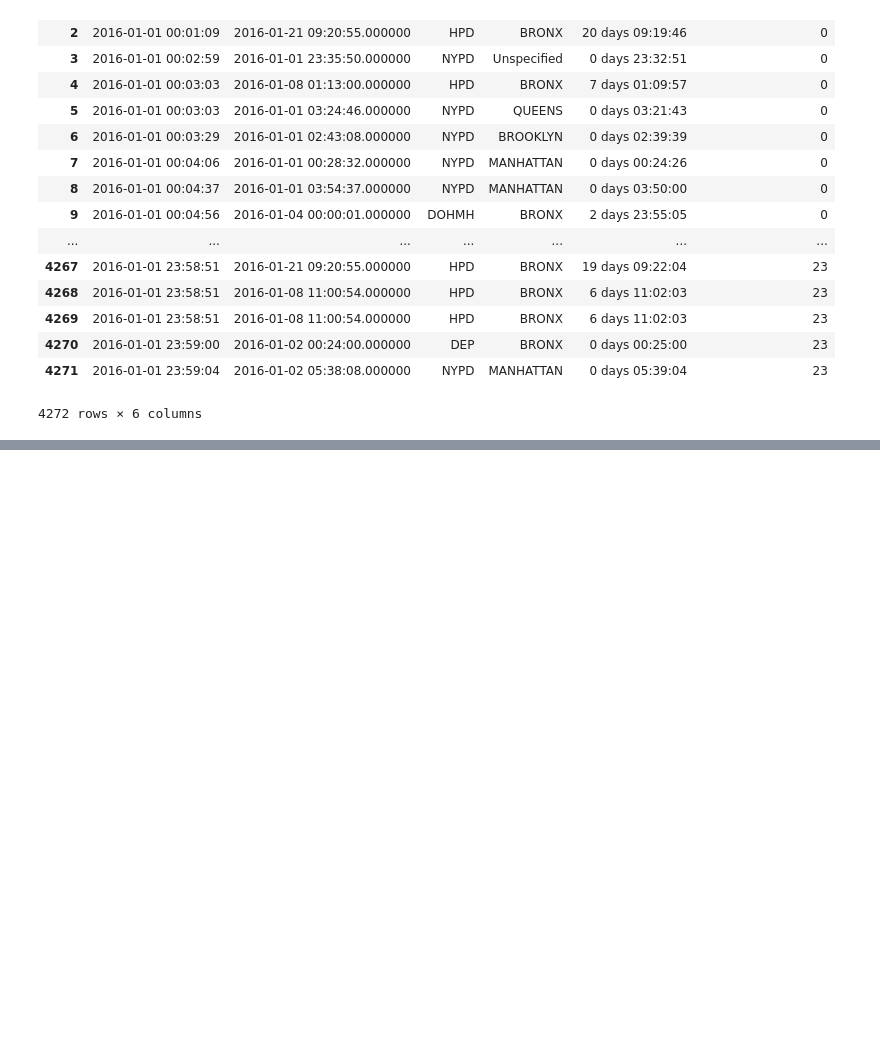
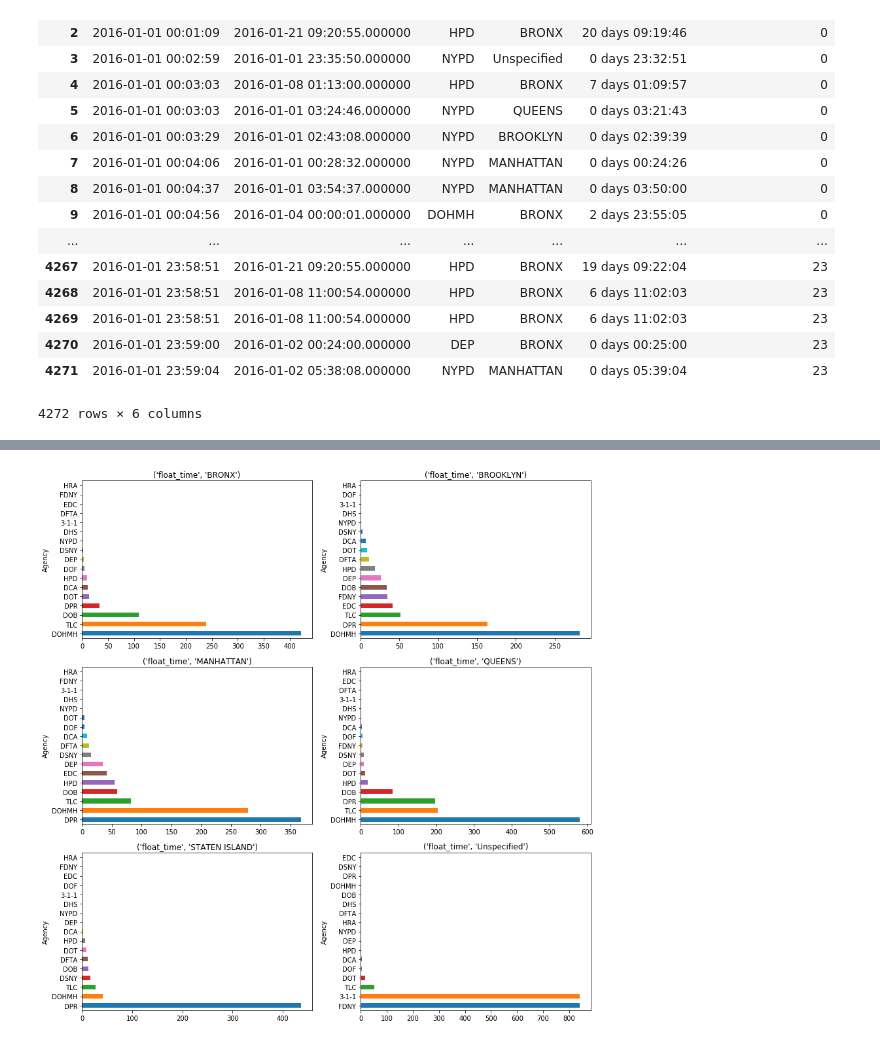
Before and after one commit to ambuilding/Python, a Jupyter notebook: columbiaAnalytics/dataAV/Data processing.ipynb, the cells around one changed output, grey strips where cells are left out. Cells and saved outputs as stored; diff of their text form; code cells hidden in the pictures; blank space fills up the shorter version.

```diff
--- a/columbiaAnalytics/dataAV/Data processing.ipynb
+++ b/columbiaAnalytics/dataAV/Data processing.ipynb
@@ -169,0 +252,2 @@ newdata.to_csv('output1.csv')
+# %%
+agency_borough = newdata[['Agency', 'Borough', 'float_time']].groupby(['Agency', 'Borough']).mean().unstack()
@@ -169,0 +277,17 @@ newdata.to_csv('output1.csv')
+# %%
+#We'll arrange the subplots in two rows and three columns.
+#Since we have only 5 boroughs, one plot will be blank
+COL_NUM = 2
+ROW_NUM = 3
+import matplotlib.pyplot as plt
+fig, axes = plt.subplots(ROW_NUM, COL_NUM, figsize=(12,12))
+
+for i, (label, col) in enumerate(agency_borough.iteritems()):
+    ax = axes[int(i/COL_NUM), i%COL_NUM]
+    col = col.sort_values(ascending=False)
+    col.plot(kind='barh', ax=ax)
+    ax.set_title(label)
+
+plt.tight_layout()
+# %% [output]
+[figure, added]
```
Also changed, not shown: parts of 11 cells of this notebook, 2 other files.
